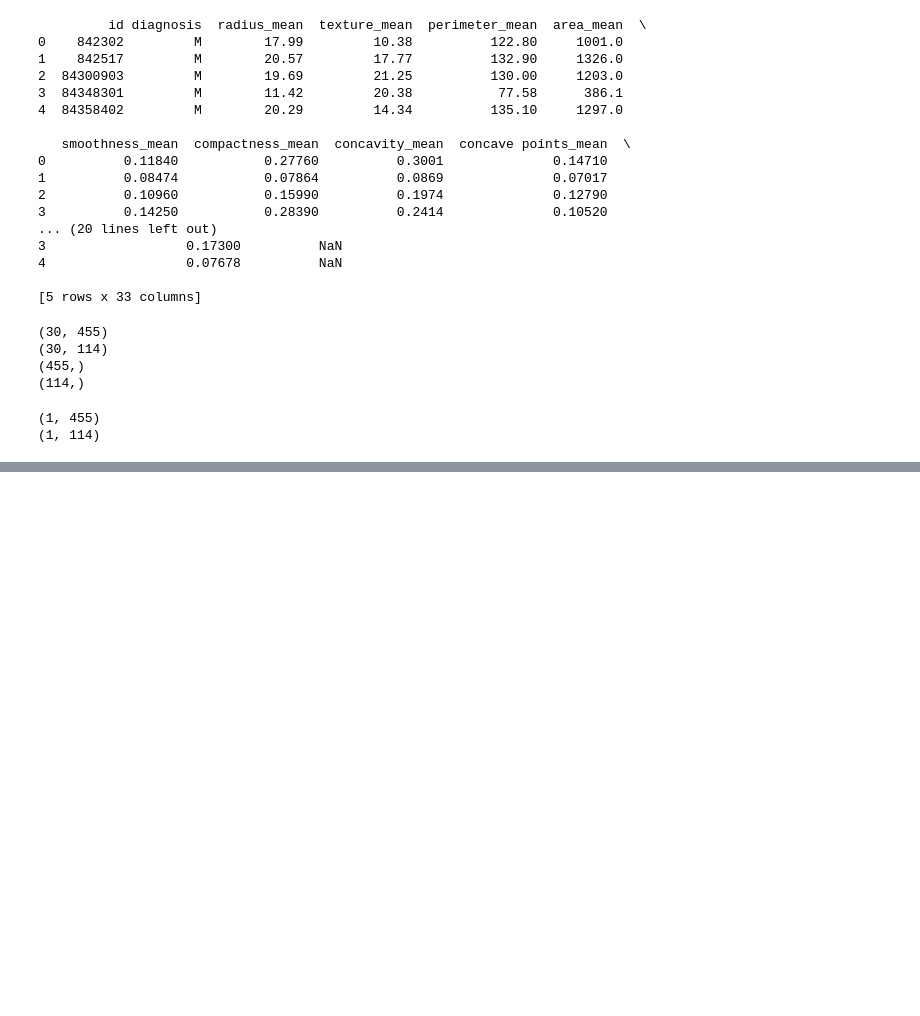
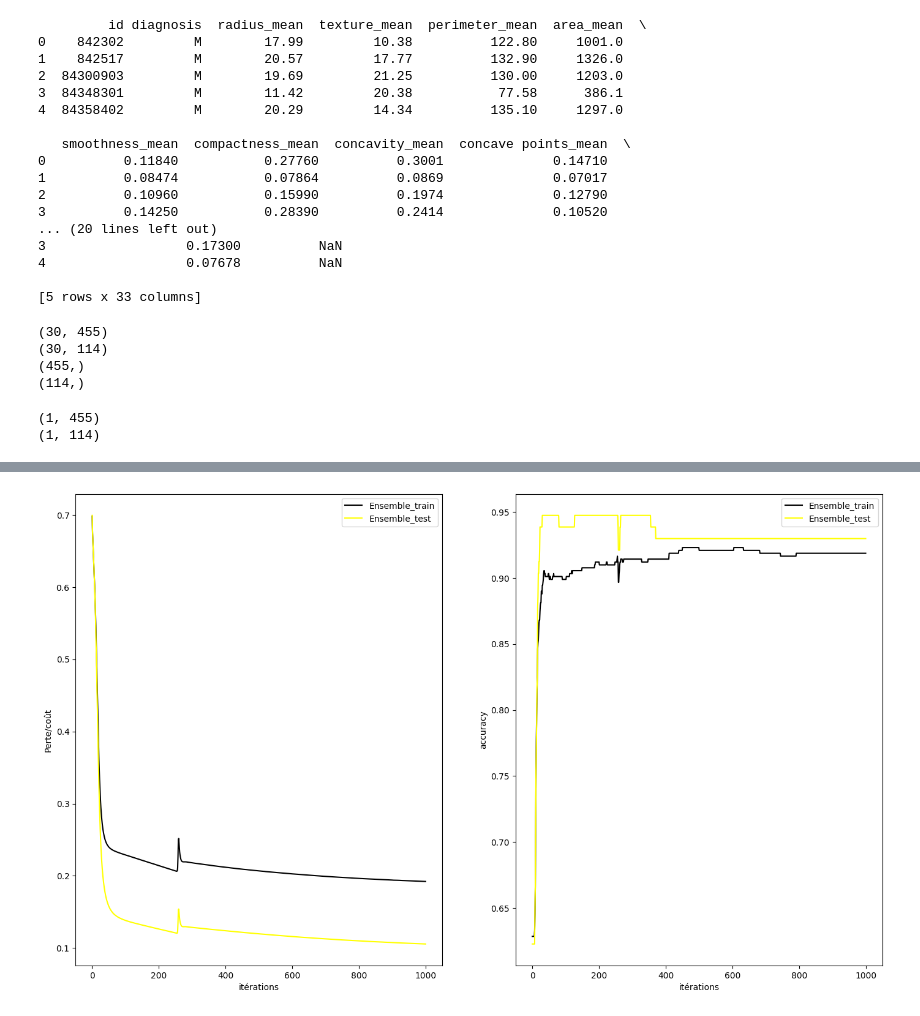
Before and after one commit to sanoukoudouss2-tech/Reseaux-de-neurones-a-3-couches, a Jupyter notebook: réseaux_de_neurones_breast_cancer.ipynb, the cells around one changed output, grey strips where cells are left out. Drawn from its saved outputs; the diff is of its cells as text; code cells hidden in the pictures; blank space fills up the shorter version.

```diff
--- a/réseaux_de_neurones_breast_cancer.ipynb
+++ b/réseaux_de_neurones_breast_cancer.ipynb
@@ -88,0 +89,4 @@ parametres = fit(X_train,X_test,y_train,y_test,32,32,0.01,5000)
+# %%
+par4 = fit(X_train,X_test,y_train,y_test,16,16,0.1,10000)
+# %% [output]
+[figure, added]
```
Also changed, not shown: parts of 5 cells of this notebook.
